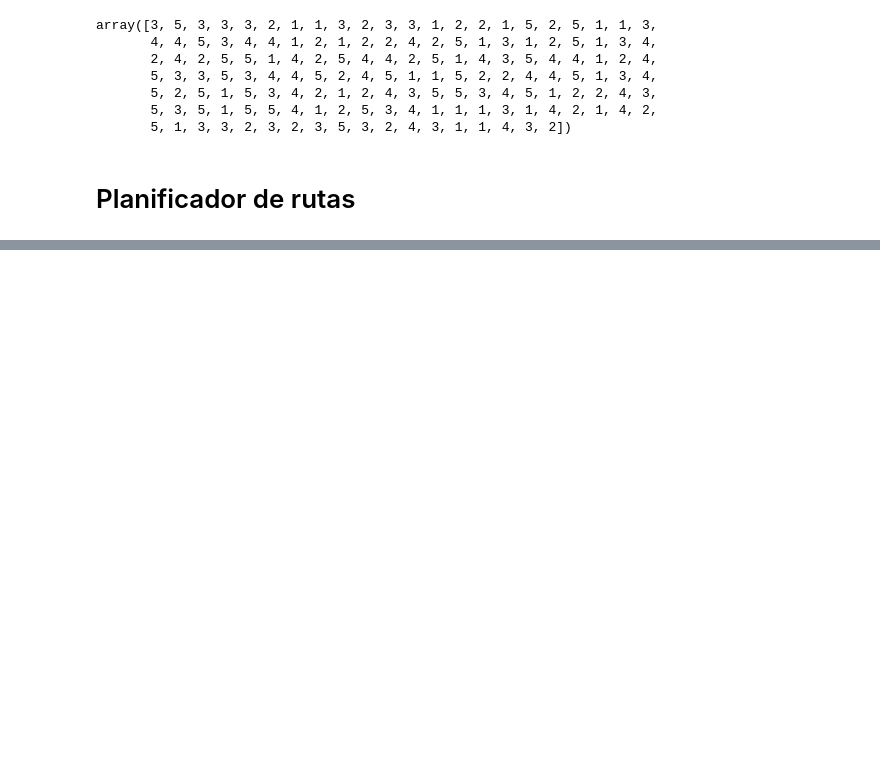
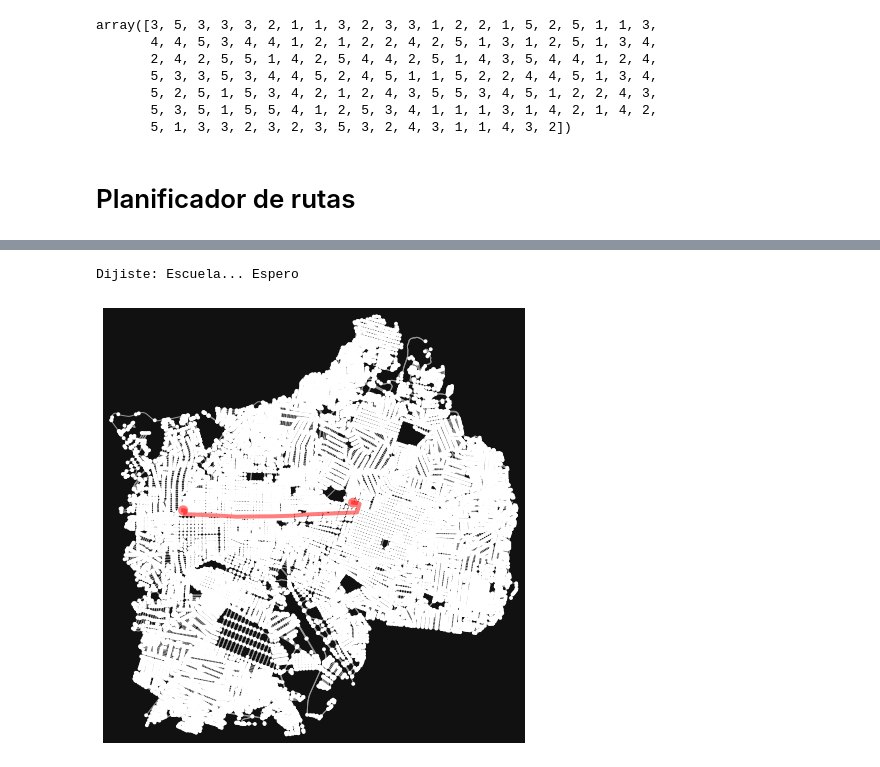
Before and after one commit to Los-Furros/proyecto_final, a Jupyter notebook: rutas_por_voz.ipynb, the cells around one changed output, grey strips where cells are left out. Drawn from its saved outputs; the diff is of its cells as text; code cells hidden in the pictures; blank space fills up the shorter version.

```diff
--- a/rutas_por_voz.ipynb
+++ b/rutas_por_voz.ipynb
@@ -402,16 +398,23 @@ route_planner = RoutePlanner()
 # %%
 fs=44100
 training_time = 2
 
 r_recording2 = sd.rec(training_time * fs, samplerate=fs,
 channels=2,dtype='float64')
 sd.wait()
 
 time.sleep(1)
 
 current_features = []
 mfcc_feat = mfcc(r_recording2, fs, nfft = 2048)
 current_features.append(mfcc_feat.flatten())
 x_test2 = np.array(current_features)
 
 result = labels[svc2.predict(x_test2)[0]]
+
+print(f"Dijiste: {result}... Espero")
+
+route_planner.get_route_to_destination(result)
+# %% [output]
+Dijiste: Escuela... Espero
+[figure, added]
```
Also changed, not shown: parts of 6 cells of this notebook.
